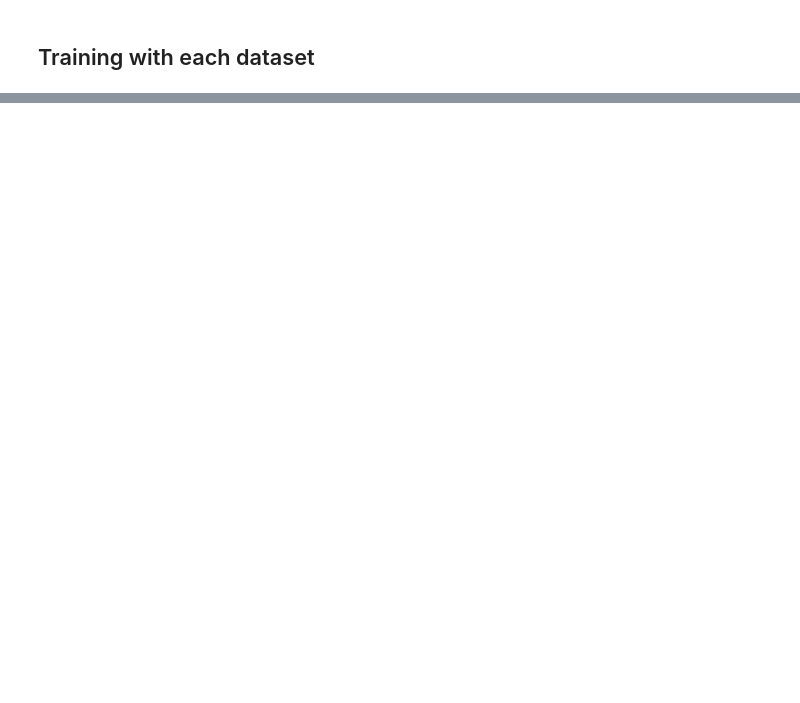
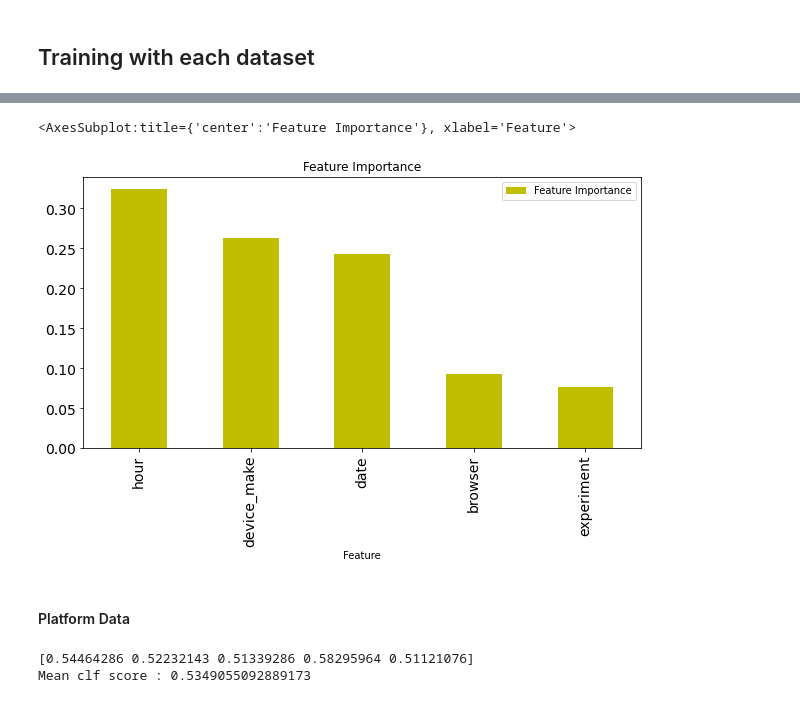
Before and after one commit to abu-bakarr/10_Academy_Week2_Group, a Jupyter notebook: notebooks/ML-Ab-Testing.ipynb, the cells around one changed output, grey strips where cells are left out. Cells and saved outputs as stored; diff of their text form; code cells hidden in the pictures; blank space fills up the shorter version.

```diff
--- a/notebooks/ML-Ab-Testing.ipynb
+++ b/notebooks/ML-Ab-Testing.ipynb
@@ -204,0 +249,6 @@ Accuracy: 0.10483870967741936
+# %%
+feat_imp_dec = pd.DataFrame({"Feature Importance": dec.feature_importances_})
+feat_imp_dec["Feature"] = ["experiment", "date", "hour", "device_make", "browser"]
+feat_imp_dec = feat_imp_dec.set_index("Feature")
+feat_imp_dec = feat_imp_dec.sort_values(by=["Feature Importance"], ascending=False)
+feat_imp_dec
@@ -204,0 +263,20 @@ Accuracy: 0.10483870967741936
+# %%
+feat_imp_dec.plot.bar(
+    figsize=(10, 5), title="Feature Importance", fontsize=14, rot=90, color="y"
+)
+# %% [output]
+<AxesSubplot:title={'center':'Feature Importance'}, xlabel='Feature'>
+[figure, added]
+# %% [markdown]
+<h4>Platform Data</h5>
+# %%
+dec = DecisionTreeClassifier()
+dec.fit(Xp_train, yp_train)
+dec_scores = cross_val_score(
+    estimator=dec, X=Xp_train, y=yp_train, cv=5, scoring="accuracy"
+)
+print(dec_scores)
+print("Mean clf score :", dec_scores.mean())
+# %% [output]
+[0.54464286 0.52232143 0.51339286 0.58295964 0.51121076]
+Mean clf score : 0.5349055092889173
```
Also changed, not shown: parts of 43 cells of this notebook, 1 other file.
